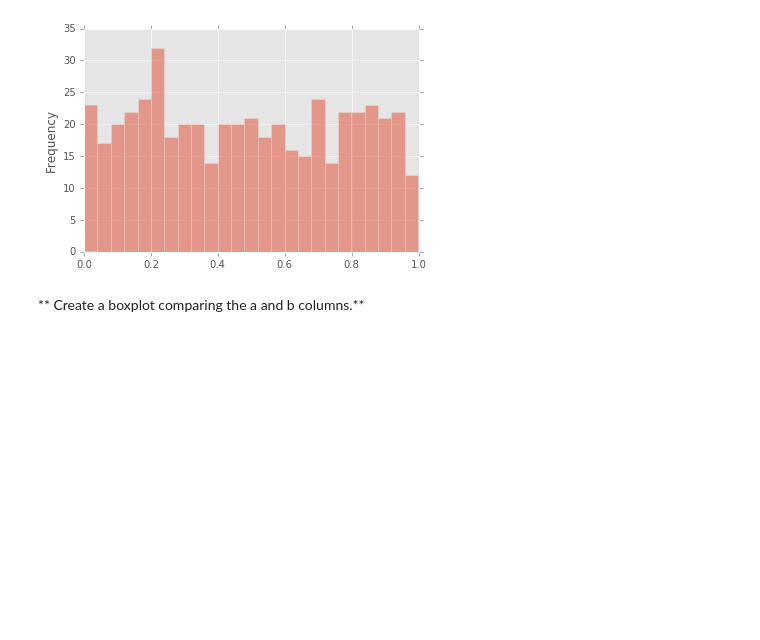
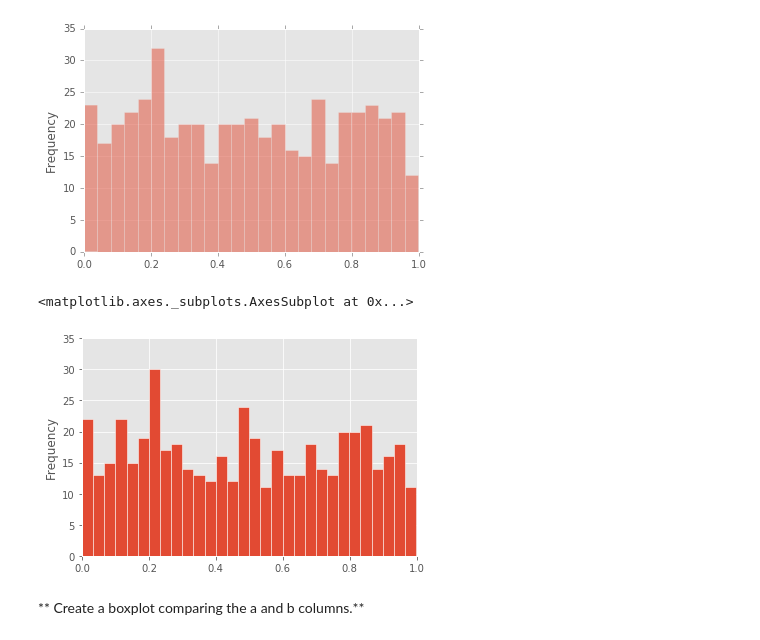
Before and after one commit to kwarodom/sidtechtalent, a Jupyter notebook: ML-Week2/Lecture5 python data visualization/Pandas Built-in Data Viz/Pandas Data Visualization Exercise .ipynb, the cells around one changed output. Cells and saved outputs as stored; diff of their text form; code cells hidden in the pictures; blank space fills up the shorter version.

```diff
--- a/ML-Week2/Lecture5 python data visualization/Pandas Built-in Data Viz/Pandas Data Visualization Exercise .ipynb
+++ b/ML-Week2/Lecture5 python data visualization/Pandas Built-in Data Viz/Pandas Data Visualization Exercise .ipynb
@@ -43,8 +53,15 @@ df3.head()
 # %% [markdown]
 ** These plots are okay, but they don't look very polished. Use style sheets to set the style to 'ggplot' and redo the histogram from above. Also figure out how to add more bins to it.***
+# %%
+plt.style.use('ggplot')
 # %%
 # %% [output]
 <matplotlib.axes._subplots.AxesSubplot at 0x...>
 [figure]
+# %%
+df3['a'].plot.hist(edgecolor="white", xlim=(0, 1), ylim=(0,35), bins=30)
+# %% [output]
+<matplotlib.axes._subplots.AxesSubplot at 0x...>
+[figure, added]
 # %% [markdown]
 ** Create a boxplot comparing the a and b columns.**
```
Also changed, not shown: parts of 8 cells of this notebook.
